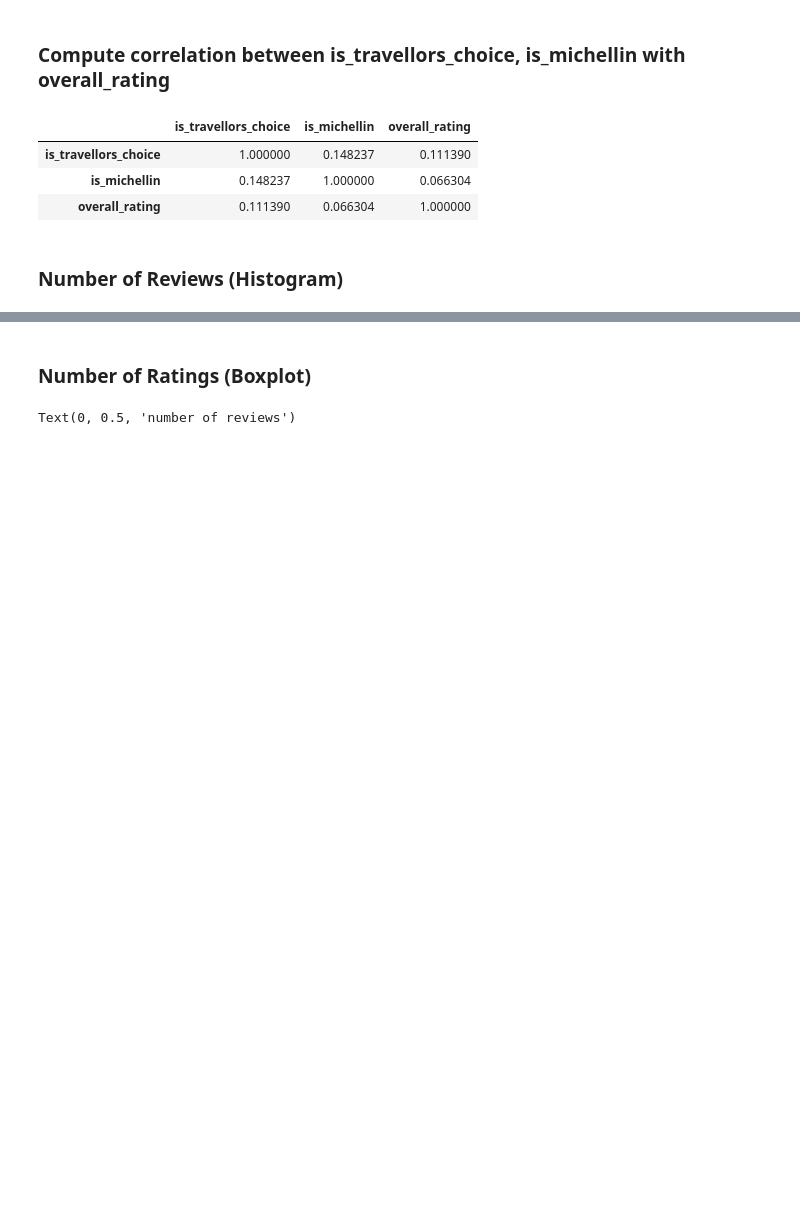
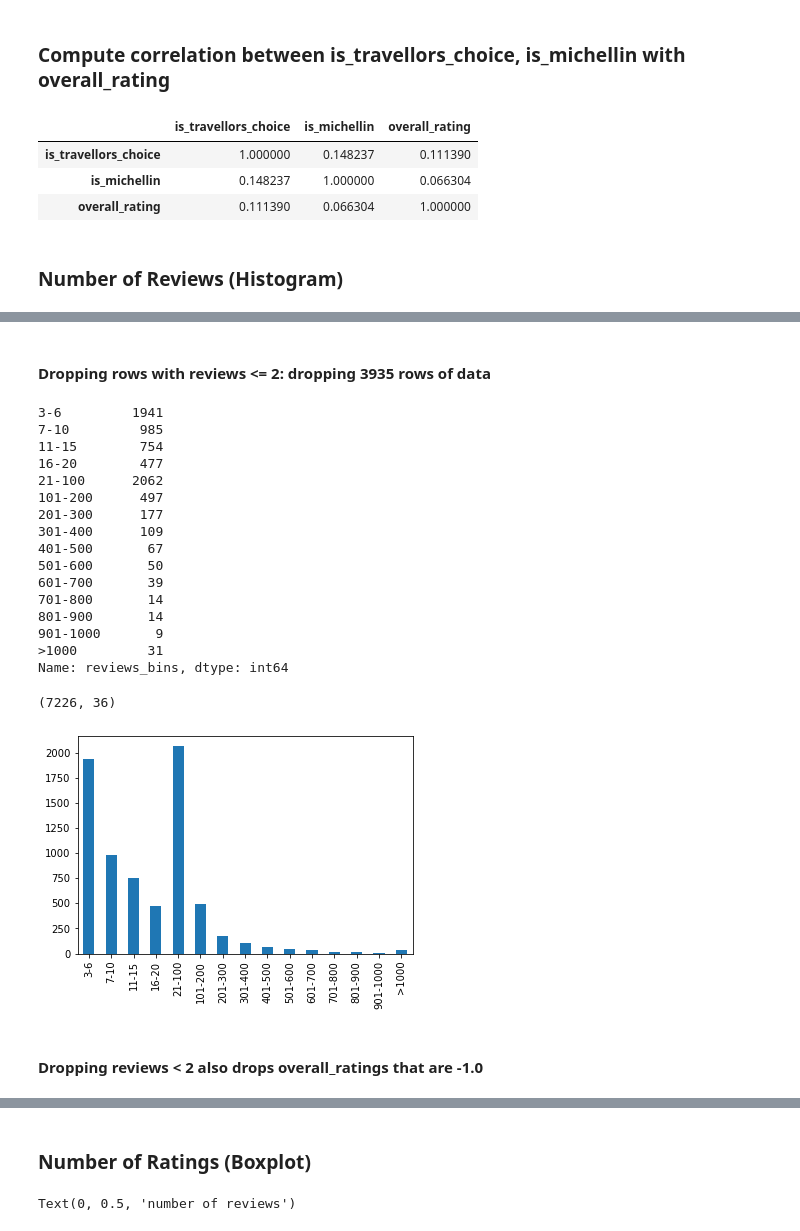
Before and after one commit to chinhockyang/restaurant_ratings_analysis, a Jupyter notebook: Dylan_EDA.ipynb, the cells around one changed output, grey strips where cells are left out. Saved outputs shown, nothing was run; the diff lists cells and outputs as text; code cells hidden in the pictures; blank space fills up the shorter version.

```diff
--- a/Dylan_EDA.ipynb
+++ b/Dylan_EDA.ipynb
@@ -112,0 +91,40 @@ Name: reviews_bins, dtype: int64
+# %% [markdown]
+#### Dropping rows with reviews <= 2: dropping 3935 rows of data
+# %%
+# dropping rows with reviews <= 2: dropping 3935 rows of data
+
+num_of_reviews_df = num_of_reviews_df[num_of_reviews_df['num_of_reviews'] >= 3]
+
+reviews_bins = [2, 6, 10, 15, 20, 100, 200, 300, 400, 500, 600, 700, 800, 900, 1000, 10000]
+reviews_bins_labels = ['3-6', '7-10', '11-15', '16-20', '21-100', '101-200', '201-300', '301-400', '401-500', '501-600', '601-700', '701-800', '801-900', '901-1000', '>1000']
+
+num_of_reviews_df['reviews_bins'] = pd.cut(num_of_reviews_df['num_of_reviews'], reviews_bins, labels = reviews_bins_labels)
+
+# distribution of number_of_review in bins
+print(num_of_reviews_df['reviews_bins'].value_counts().sort_index())
+
+# histogram of reviews
+num_of_reviews_df['reviews_bins'].value_counts().sort_index().plot.bar()
+
+num_of_reviews_df.shape
+# %% [output]
+3-6         1941
+7-10         985
+11-15        754
+16-20        477
+21-100      2062
+101-200      497
+201-300      177
+301-400      109
+401-500       67
+501-600       50
+601-700       39
+701-800       14
+801-900       14
+901-1000       9
+>1000         31
+Name: reviews_bins, dtype: int64
+(7226, 36)
+[figure, added]
+# %% [markdown]
+#### Dropping reviews < 2 also drops overall_ratings that are -1.0
```
Also changed, not shown: parts of 16 cells of this notebook.
